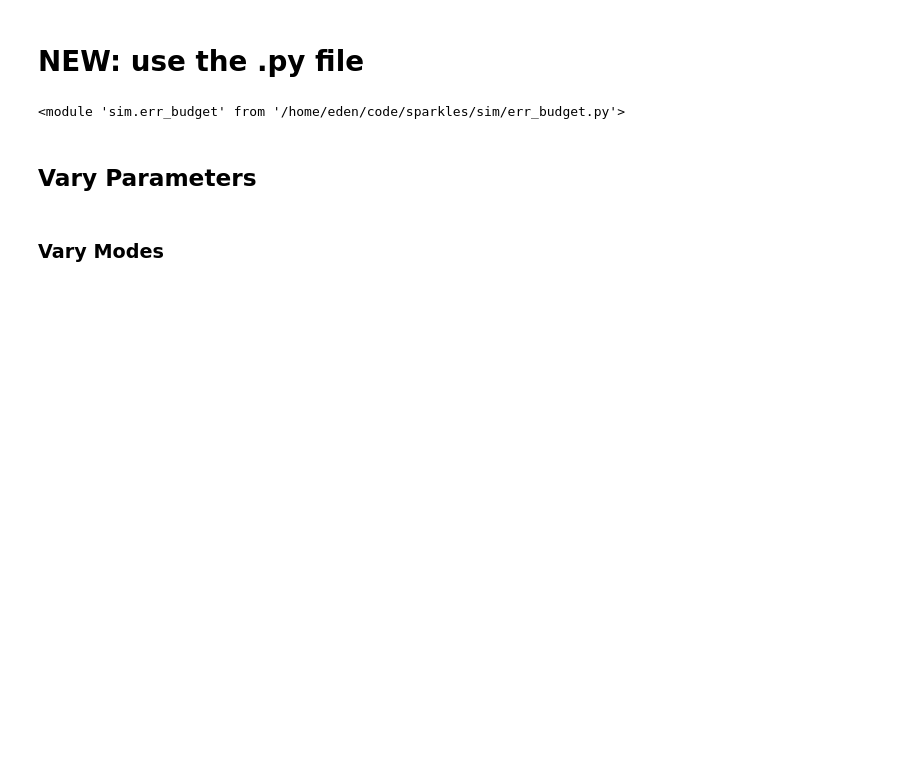
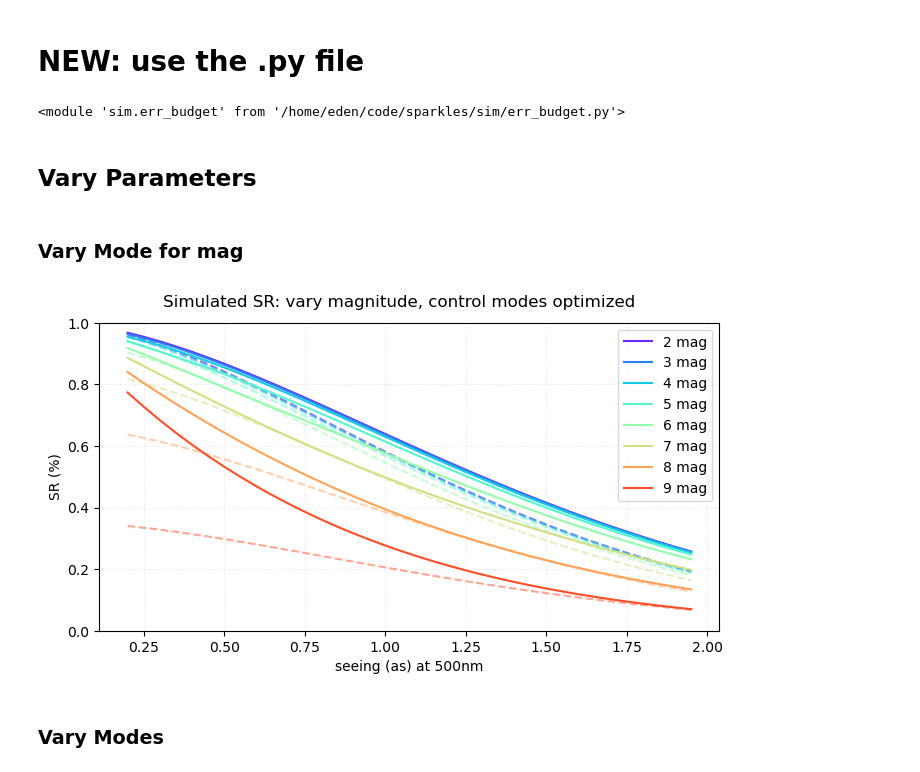
Before and after one commit to edenacadia/sparkles, a Jupyter notebook: sim/fitting_error.ipynb, the cells around one changed output. Cells and saved outputs as stored; diff of their text form; code cells hidden in the pictures; blank space fills up the shorter version.

```diff
--- a/sim/fitting_error.ipynb
+++ b/sim/fitting_error.ipynb
@@ -21,3 +21,12 @@ reload(eb)
 <module 'sim.err_budget' from '/home/eden/code/sparkles/sim/err_budget.py'>
 # %% [markdown]
 ## Vary Parameters
+# %% [markdown]
+### Vary Mode for mag
+# %%
+def opt_modes(s_mag, r_o, Hz, v_wind):
+    modes = np.arange(0, 1564)
+    SR_list = [eb.calc_strehl(r_o = r_o, n_act = m, s_mag = s_mag, Hz=Hz, v_wind=v_wind) for m in modes]
+    SR = np.max(SR_list)
+    n_mode = np.argmax(SR_list)
+    return  SR, n_mode
@@ -24,3 +40,25 @@ reload(eb)
+# %%
+fig, axs = plt.subplots(nrows=1, ncols=1, figsize=(8,4), facecolor='white', sharey=True)
+fig.suptitle("Simulated SR: vary magnitude, control modes optimized", y = 0.95)
+fig.subplots_adjust(wspace=0, hspace = 0)
+axs.grid(color='grey', linestyle=':', alpha=0.2)
+
+n = len(mags_list)
+colors = pl.cm.rainbow(np.linspace(0.05,.9, n))
+
+for i in range(n):
+    axs.plot(DIMM_list, strehl_modes_opt[i], label = f"{mags_list[i]} mag", color=colors[i])
+    axs.plot(DIMM_list, strehl_mags_list[i], color=colors[i], ls='dashed', alpha=0.5)
+    axs.set_xlabel('seeing (as) at 500nm')
+
+axs.set_ylabel('SR (%)')
+#axs.set_xlim(0.1, 1.95)
+axs.set_ylim(0,1)
+axs.legend()
+
+plt.savefig('../plots/SR_error_budget_vMags_optModes.png',dpi=300)
+# %% [output]
+[figure, added]
 # %% [markdown]
 ### Vary Modes
 # %%
```
Also changed, not shown: parts of 8 cells of this notebook, 10 other files.
